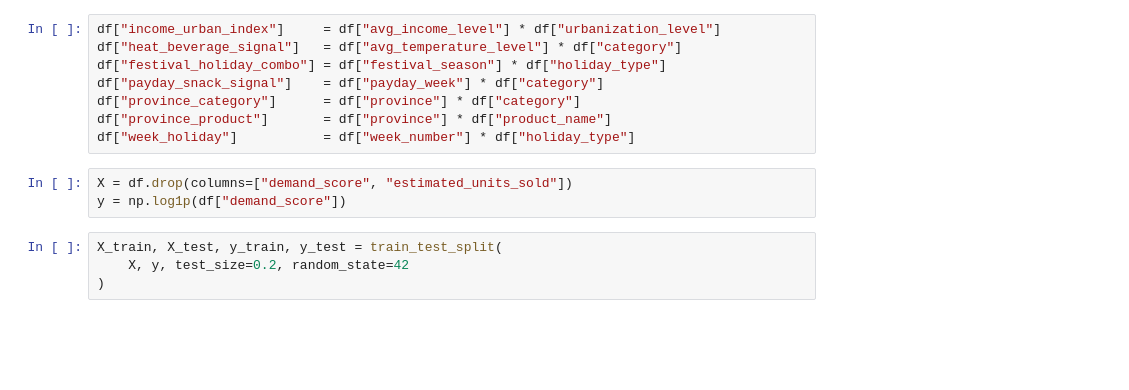
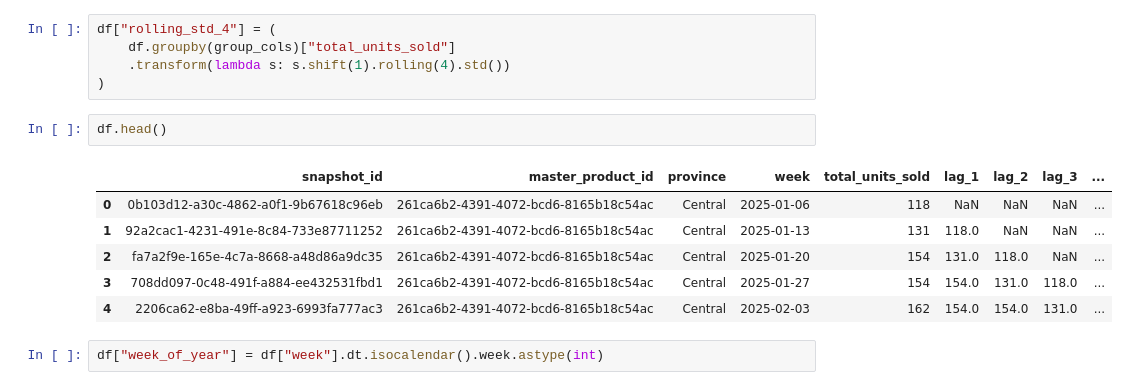
Before and after one commit to Poorna-Raj/zyntra-flow, a Jupyter notebook: forecasting-service/notebook/g-train-1.ipynb, the cells around one changed output. Saved outputs shown, nothing was run; the diff lists cells and outputs as text; blank space fills up the shorter version.

```diff
--- a/forecasting-service/notebook/g-train-1.ipynb
+++ b/forecasting-service/notebook/g-train-1.ipynb
@@ -45,15 +55,16 @@ df.head()
-# %%
-df["income_urban_index"]     = df["avg_income_level"] * df["urbanization_level"]
-df["heat_beverage_signal"]   = df["avg_temperature_level"] * df["category"]
-df["festival_holiday_combo"] = df["festival_season"] * df["holiday_type"]
-df["payday_snack_signal"]    = df["payday_week"] * df["category"]
-df["province_category"]      = df["province"] * df["category"]
-df["province_product"]       = df["province"] * df["product_name"]
-df["week_holiday"]           = df["week_number"] * df["holiday_type"]
-# %%
-X = df.drop(columns=["demand_score", "estimated_units_sold"])
-y = np.log1p(df["demand_score"])
-# %%
-X_train, X_test, y_train, y_test = train_test_split(
-    X, y, test_size=0.2, random_state=42
-)
+# %%
+df["rolling_std_4"] = (
+    df.groupby(group_cols)["total_units_sold"]
+    .transform(lambda s: s.shift(1).rolling(4).std())
+)
+# %%
+df.head()
+# %% [output]
+|  | snapshot_id | master_product_id | province | week | total_units_sold | lag_1 | lag_2 | lag_3 | ... |
+| 0 | 0b103d12-a30c-4862-a0f1-9b67618c96eb | 261ca6b2-4391-4072-bcd6-8165b18c54ac | Central | 2025-01-06 | 118 | NaN | NaN | NaN | ... |
+| 1 | 92a2cac1-4231-491e-8c84-733e87711252 | 261ca6b2-4391-4072-bcd6-8165b18c54ac | Central | 2025-01-13 | 131 | 118.0 | NaN | NaN | ... |
+| 2 | fa7a2f9e-165e-4c7a-8668-a48d86a9dc35 | 261ca6b2-4391-4072-bcd6-8165b18c54ac | Central | 2025-01-20 | 154 | 131.0 | 118.0 | NaN | ... |
+| 3 | 708dd097-0c48-491f-a884-ee432531fbd1 | 261ca6b2-4391-4072-bcd6-8165b18c54ac | Central | 2025-01-27 | 154 | 154.0 | 131.0 | 118.0 | ... |
+| 4 | 2206ca62-e8ba-49ff-a923-6993fa777ac3 | 261ca6b2-4391-4072-bcd6-8165b18c54ac | Central | 2025-02-03 | 162 | 154.0 | 154.0 | 131.0 | ... |
+# %%
+df["week_of_year"] = df["week"].dt.isocalendar().week.astype(int)
```
Also changed, not shown: parts of 34 cells of this notebook, 15 other files.
